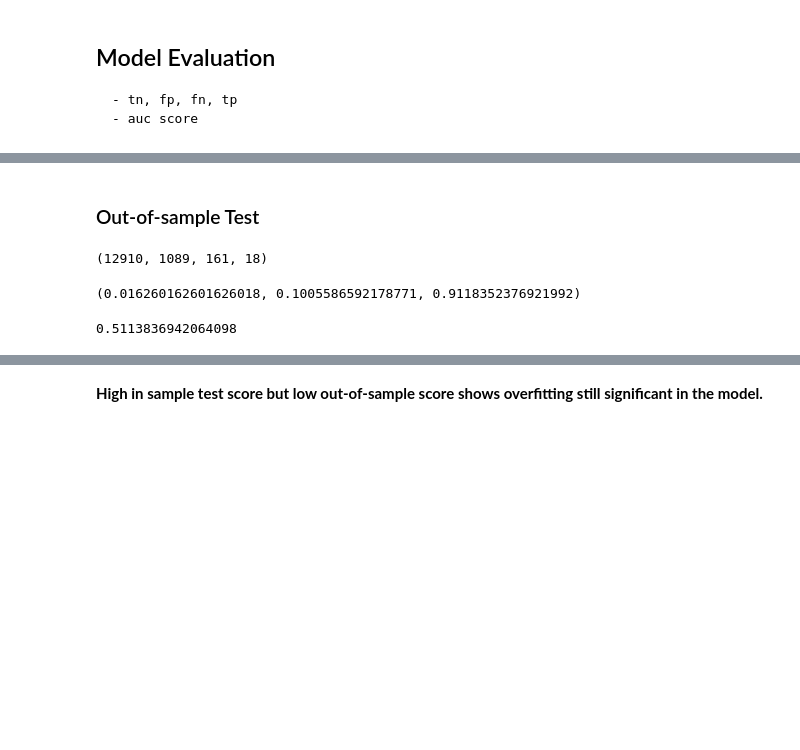
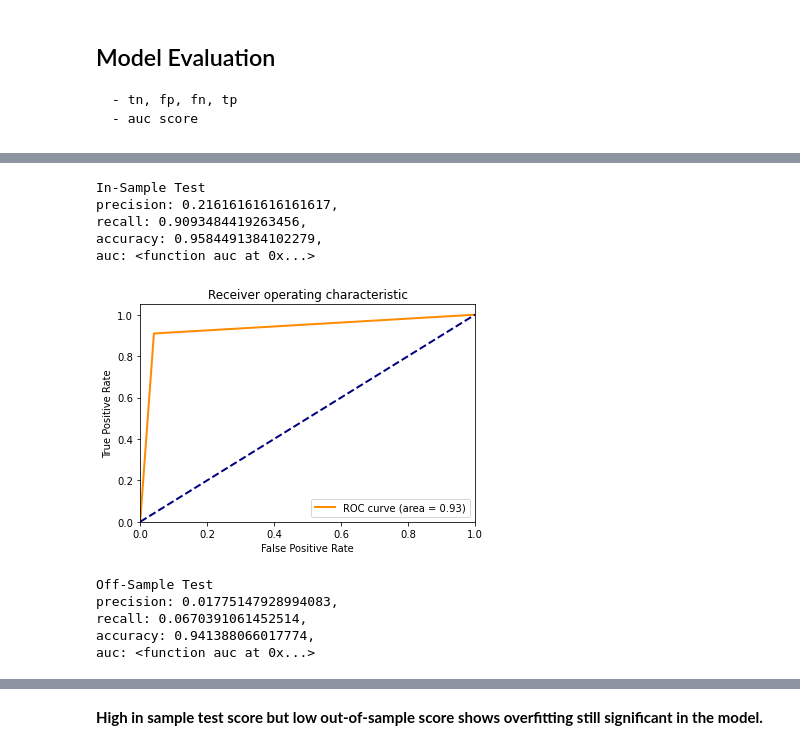
Before and after one commit to jackie-sun7/Udacity-Arvato-Project, a Jupyter notebook: response_predict.ipynb, the cells around one changed output, grey strips where cells are left out. Cells and saved outputs as stored; diff of their text form; code cells hidden in the pictures; blank space fills up the shorter version.

Commit message:
New candidate model

```diff
--- a/response_predict.ipynb
+++ b/response_predict.ipynb
@@ -47,5 +47,6 @@ X_train_sm, y_train_sm = sm.fit_resample(X_train, y_train)
     - the pipeline will apply StandardScaler(), PCA(n_components=100) and XGBClassifier()
     - tunning paramter to reduce overfitting: gamma, max_depth, min_child_weight, subsample,colsample
 # %%
-model = build_model()
-model.fit(X_train_sm, y_train_sm)
+xgb_model = build_model('XGBoost')
+xgb_model.fit(X_train_sm, y_train_sm)
+xgb_cv_result = save_model_result(xgb_model)
@@ -140,2 +74,0 @@ roc_auc
-# %% [markdown]
-### Out-of-sample Test
@@ -145,17 +75,14 @@ tn, fp, fn, tp = confusion_matrix(y_test, y_test_pred).ravel()
-# %%
-tn, fp, fn, tp
-# %% [output]
-(12910, 1089, 161, 18)
-# %%
-precision = tp / (tp + fp)
-recall = tp / (tp + fn)
-accuracy = (tp + tn)/ (tn+ fp+ fn+ tp)
-precision, recall, accuracy
-# %% [output]
-(0.016260162601626018, 0.1005586592178771, 0.9118352376921992)
-# %%
-fpr, tpr, thresholds = roc_curve(y_test, y_test_pred, pos_label=1)
-roc_auc = auc(fpr, tpr)
-roc_auc
-# %% [output]
-0.5113836942064098
+# %%
+model_evaluation(X_train, X_test, y_train, y_test, xgb_model)
+# %% [output]
+In-Sample Test
+precision: 0.21616161616161617,
+recall: 0.9093484419263456,
+accuracy: 0.9584491384102279,
+auc: <function auc at 0x...>
+[figure, added]
+Off-Sample Test
+precision: 0.01775147928994083,
+recall: 0.0670391061452514,
+accuracy: 0.941388066017774,
+auc: <function auc at 0x...>
```
Also changed, not shown: parts of 24 cells of this notebook, 21 other files.
